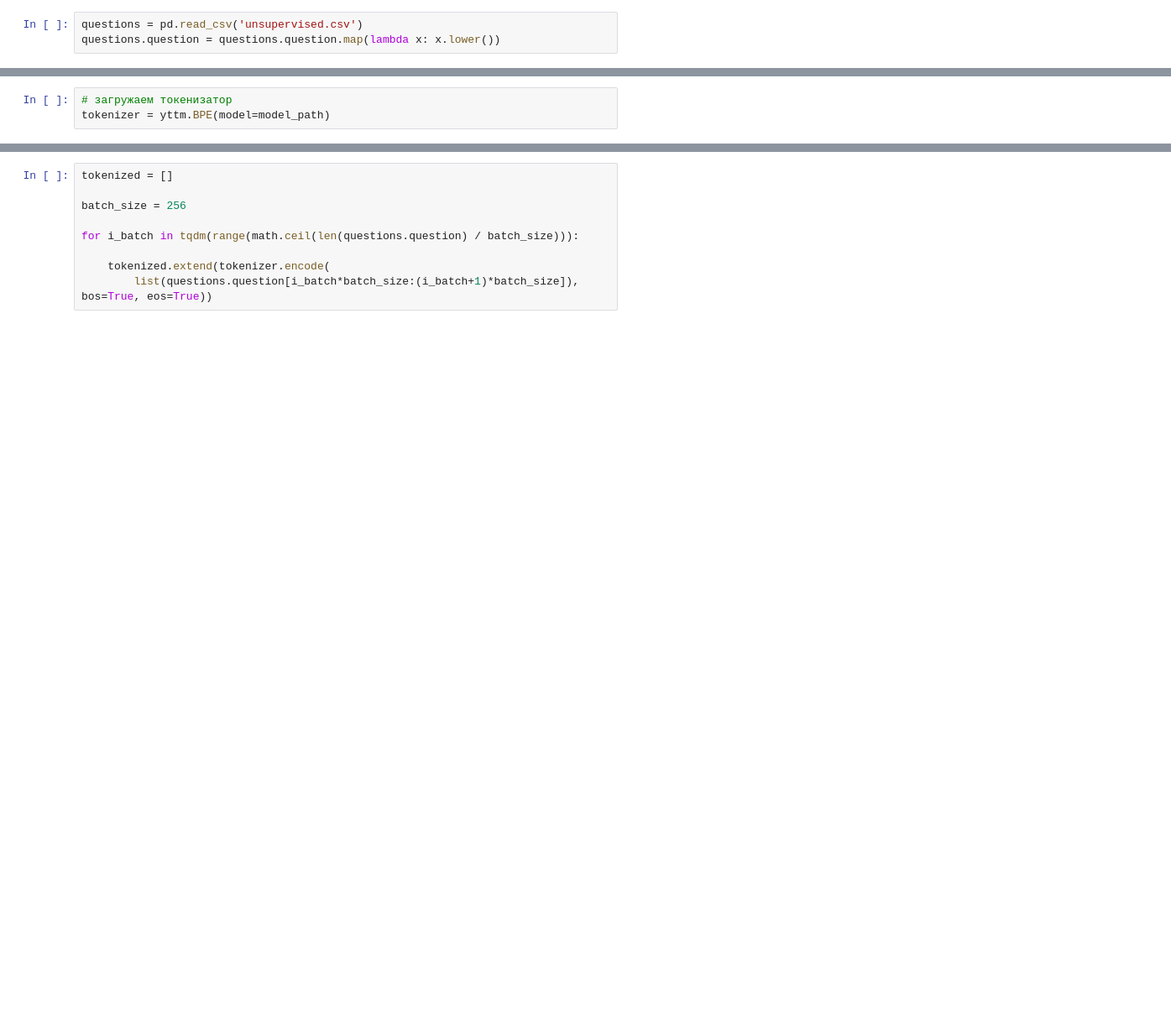
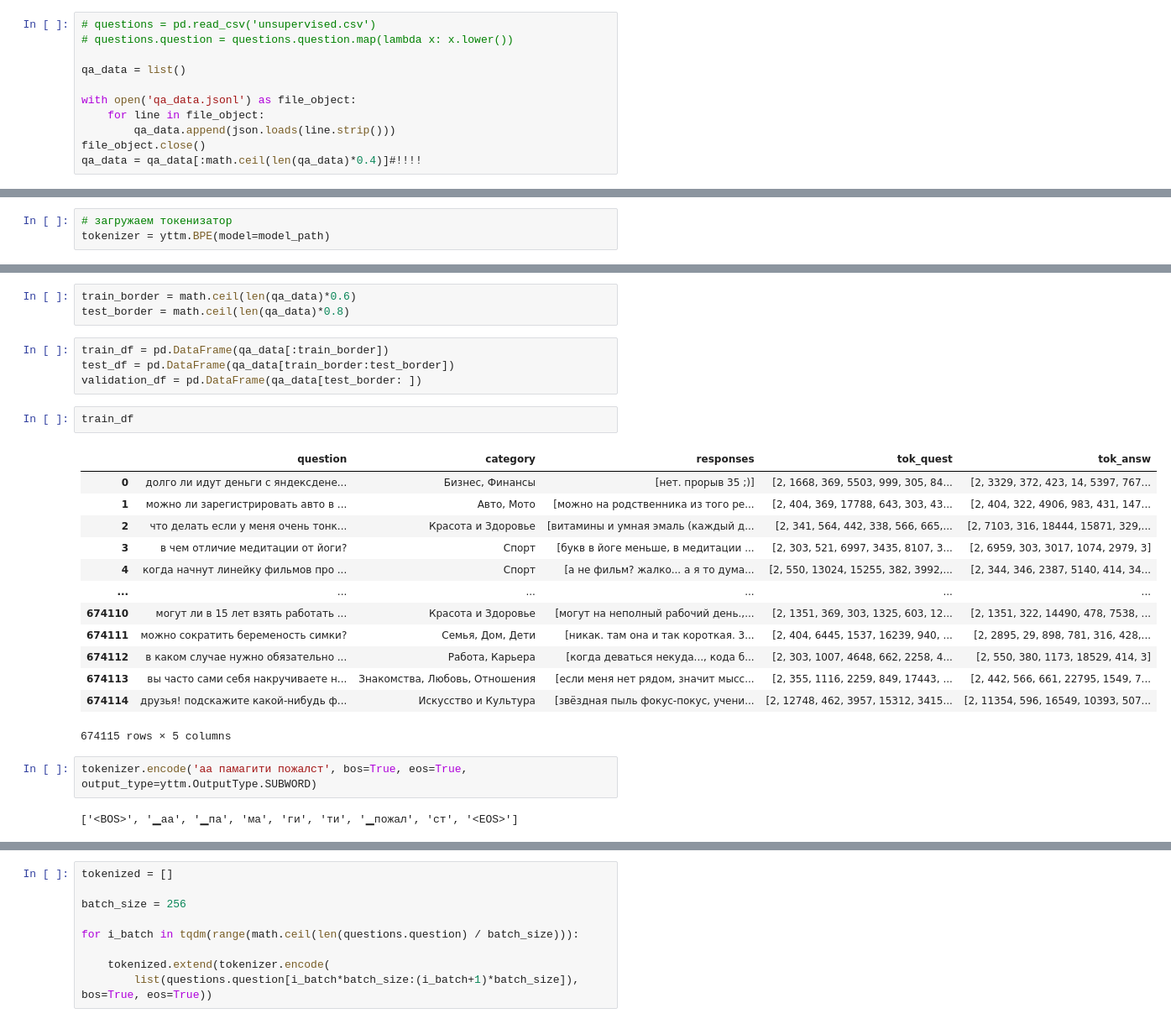
Before and after one commit to DmitryKutsev/DeepHW, a Jupyter notebook: hw3.ipynb, the cells around one changed output, grey strips where cells are left out. Shown at 84% size. Drawn from its saved outputs; the diff is of its cells as text; blank space fills up the shorter version.

```diff
--- a/hw3.ipynb
+++ b/hw3.ipynb
@@ -56,4 +62,12 @@ Archive:  /content/drive/My Drive/unsupervised.csv.zip
 # %%
-questions = pd.read_csv('unsupervised.csv')
-questions.question = questions.question.map(lambda x: x.lower())
+# questions = pd.read_csv('unsupervised.csv')
+# questions.question = questions.question.map(lambda x: x.lower())
+
+qa_data = list()
+
+with open('qa_data.jsonl') as file_object:
+    for line in file_object:
+        qa_data.append(json.loads(line.strip()))
+file_object.close()
+qa_data = qa_data[:math.ceil(len(qa_data)*0.4)]#!!!!
 # %%
@@ -81,0 +121,27 @@ tokenizer = yttm.BPE(model=model_path)
+# %%
+train_border = math.ceil(len(qa_data)*0.6)
+test_border = math.ceil(len(qa_data)*0.8)
+# %%
+train_df = pd.DataFrame(qa_data[:train_border])
+test_df = pd.DataFrame(qa_data[train_border:test_border])
+validation_df = pd.DataFrame(qa_data[test_border: ])
+# %%
+train_df
+# %% [output]
+|  | question | category | responses | tok_quest | tok_answ |
+| 0 | долго ли идут деньги с яндексдене... | Бизнес, Финансы | [нет. прорыв 35 ;)] | [2, 1668, 369, 5503, 999, 305, 84... | [2, 3329, 372, 423, 14, 5397, 767... |
+| 1 | можно ли зарегистрировать авто в ... | Авто, Мото | [можно на родственника из того ре... | [2, 404, 369, 17788, 643, 303, 43... | [2, 404, 322, 4906, 983, 431, 147... |
+| 2 | что делать если у меня очень тонк... | Красота и Здоровье | [витамины и умная эмаль (каждый д... | [2, 341, 564, 442, 338, 566, 665,... | [2, 7103, 316, 18444, 15871, 329,... |
+| 3 | в чем отличие медитации от йоги? | Спорт | [букв в йоге меньше, в медитации ... | [2, 303, 521, 6997, 3435, 8107, 3... | [2, 6959, 303, 3017, 1074, 2979, 3] |
+| 4 | когда начнут линейку фильмов про ... | Спорт | [а не фильм? жалко... а я то дума... | [2, 550, 13024, 15255, 382, 3992,... | [2, 344, 346, 2387, 5140, 414, 34... |
+| ... | ... | ... | ... | ... | ... |
+| 674110 | могут ли в 15 лет взять работать ... | Красота и Здоровье | [могут на неполный рабочий день.,... | [2, 1351, 369, 303, 1325, 603, 12... | [2, 1351, 322, 14490, 478, 7538, ... |
+| 674111 | можно сократить беременость симки? | Семья, Дом, Дети | [никак. там она и так короткая. 3... | [2, 404, 6445, 1537, 16239, 940, ... | [2, 2895, 29, 898, 781, 316, 428,... |
+| 674112 | в каком случае нужно обязательно ... | Работа, Карьера | [когда деваться некуда..., кода б... | [2, 303, 1007, 4648, 662, 2258, 4... | [2, 550, 380, 1173, 18529, 414, 3] |
+| 674113 | вы часто сами себя накручиваете н... | Знакомства, Любовь, Отношения | [если меня нет рядом, значит мысс... | [2, 355, 1116, 2259, 849, 17443, ... | [2, 442, 566, 661, 22795, 1549, 7... |
+| 674114 | друзья! подскажите какой-нибудь ф... | Искусство и Культура | [звёздная пыль фокус-покус, учени... | [2, 12748, 462, 3957, 15312, 3415... | [2, 11354, 596, 16549, 10393, 507... |
+674115 rows × 5 columns
+# %%
+tokenizer.encode('аа памагити пожалст', bos=True, eos=True, output_type=yttm.OutputType.SUBWORD)
+# %% [output]
+['<BOS>', '▁аа', '▁па', 'ма', 'ги', 'ти', '▁пожал', 'ст', '<EOS>']
```
Also changed, not shown: parts of 31 cells of this notebook.
